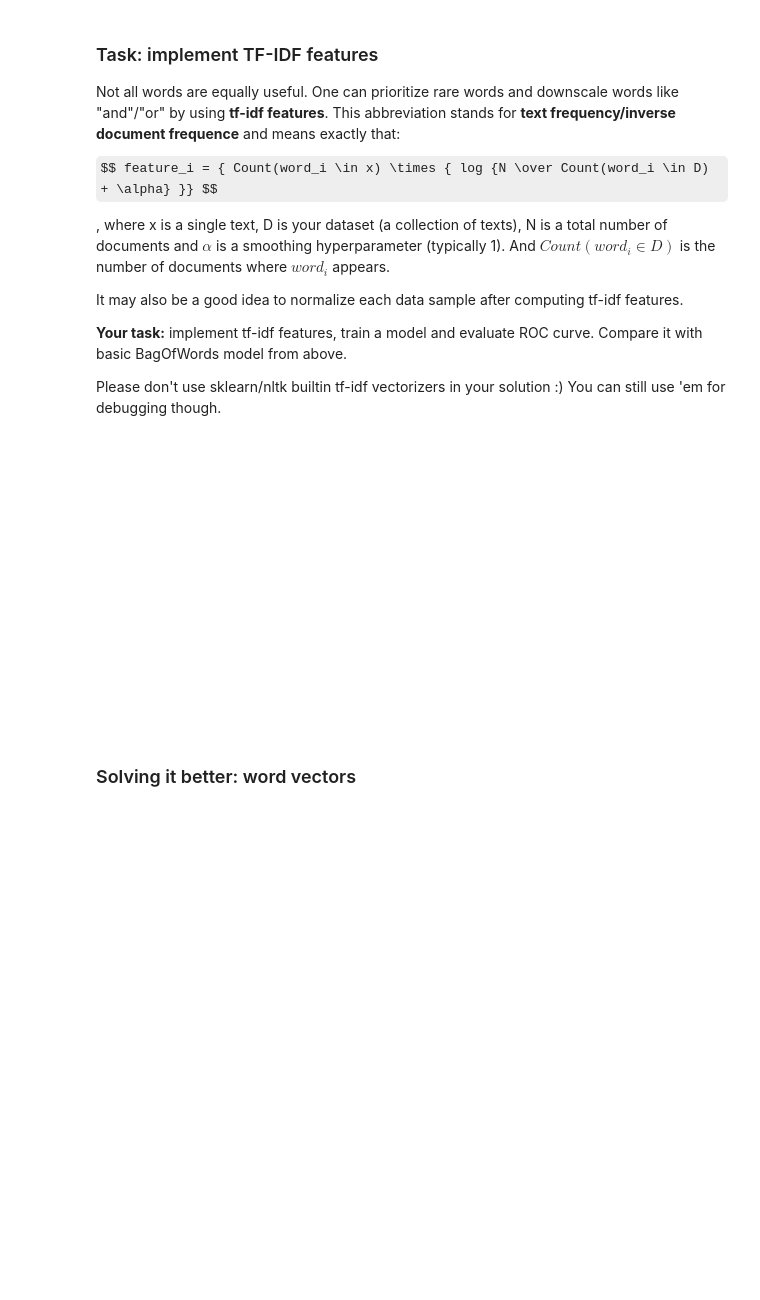
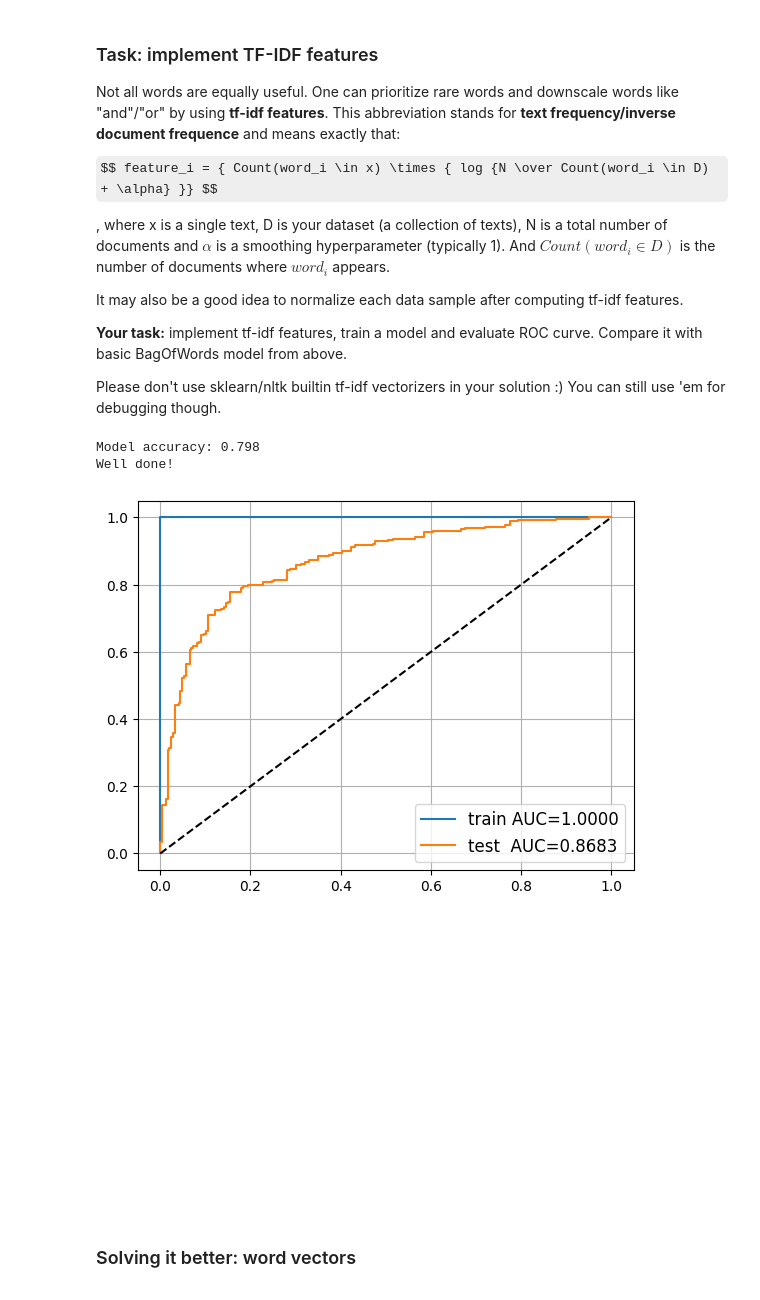
Before and after one commit to Nikolay-Bezmen/nlp_course, a Jupyter notebook: week02_classification/homework_part1.ipynb, the cells around one changed output. Saved outputs shown, nothing was run; the diff lists cells and outputs as text; code cells hidden in the pictures; some formulas as TeX source; blank space fills up the shorter version.

````diff
--- a/week02_classification/homework_part1.ipynb
+++ b/week02_classification/homework_part1.ipynb
@@ -432,6 +297,53 @@ It may also be a good idea to normalize each data sample after computing tf-idf
 __Your task:__ implement tf-idf features, train a model and evaluate ROC curve. Compare it with basic BagOfWords model from above.
 
 Please don't use sklearn/nltk builtin tf-idf vectorizers in your solution :) You can still use 'em for debugging though.
+# %%
+
+def calculate_idf(X_bow):
+    N = X_bow.shape[0]
+    idf = np.log((N + 1)/(1 + (X_bow != 0).sum(axis=0))) + 1
+    return idf
+
+def calculate_tf(X_bow):
+    return X_bow
+
+def calculate_tf_idf(X_bow):
+    tf = calculate_tf(X_bow)
+    idf = calculate_idf(X_bow)
+
+    tf_idf = tf * idf
+
+    return tf_idf
+
+
+tf_idf_X_train = calculate_tf_idf(X_train_bow)
+tf_idf_X_test = calculate_tf_idf(X_test_bow)
+
+
+tf_idf_model = LogisticRegression().fit(tf_idf_X_train, y_train)
+# %%
+from sklearn.metrics import roc_auc_score, roc_curve
+
+for name, X, y, model in [
+    ('train', tf_idf_X_train, y_train, tf_idf_model),
+    ('test ', tf_idf_X_test, y_test, tf_idf_model)
+]:
+    proba = model.predict_proba(X)[:, 1]
+    auc = roc_auc_score(y, proba)
+    plt.plot(*roc_curve(y, proba)[:2], label='%s AUC=%.4f' % (name, auc))
+
+plt.plot([0, 1], [0, 1], '--', color='black',)
+plt.legend(fontsize='large')
+plt.grid()
+
+test_accuracy = np.mean(tf_idf_model.predict(tf_idf_X_test) == y_test)
+print(f"Model accuracy: {test_accuracy:.3f}")
+assert test_accuracy > 0.77, "Hint: tune the parameter C to improve performance"
+print("Well done!")
+# %% [output]
+Model accuracy: 0.798
+Well done!
+[figure, added]
 # %% [markdown]
 ```
 
````
Also changed, not shown: parts of 21 cells of this notebook.
